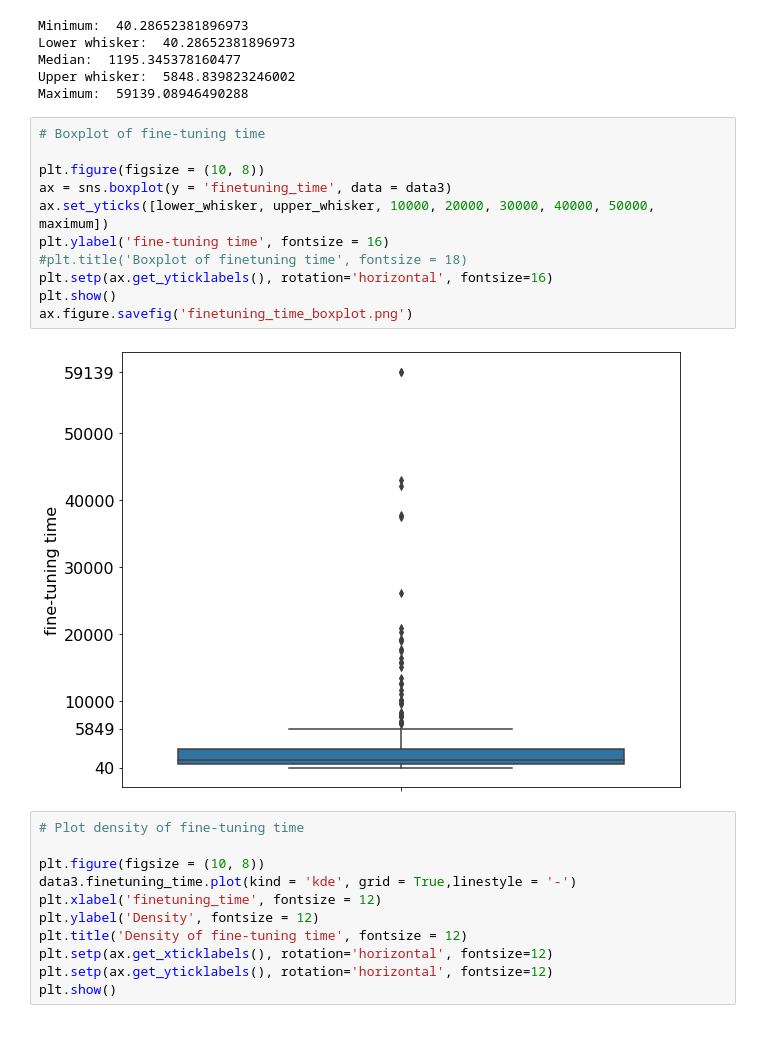
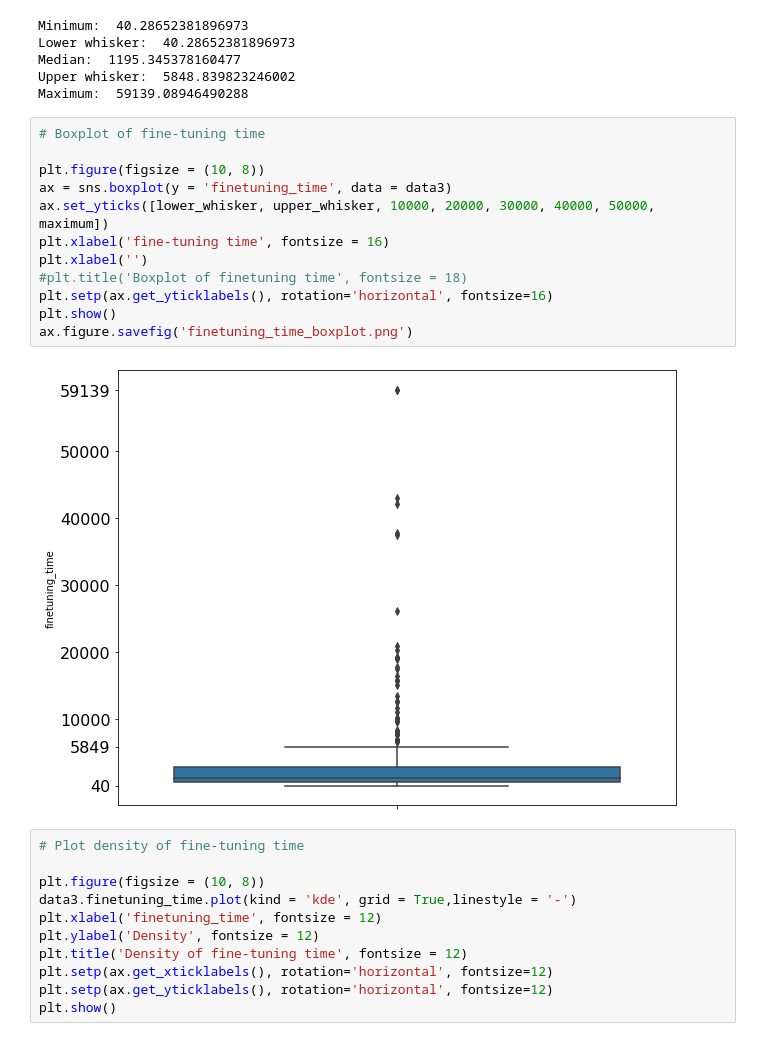
Before and after one commit to annakorotkova/Exploration-of-fine-tuning-and-inferencetime-of-large-pre-trained-languagemodels-in-NLP, a Jupyter notebook: Analysis finetuning time.ipynb, the cells around one changed output. Drawn from its saved outputs; the diff is of its cells as text.

```diff
--- a/Analysis finetuning time.ipynb
+++ b/Analysis finetuning time.ipynb
@@ -259,16 +253,17 @@ Maximum:  59139.08946490288
 # %%
 # Boxplot of fine-tuning time
 
 plt.figure(figsize = (10, 8))
 ax = sns.boxplot(y = 'finetuning_time', data = data3)
 ax.set_yticks([lower_whisker, upper_whisker, 10000, 20000, 30000, 40000, 50000, maximum])
-plt.ylabel('fine-tuning time', fontsize = 16)
+plt.xlabel('fine-tuning time', fontsize = 16)
+plt.xlabel('')
 #plt.title('Boxplot of finetuning time', fontsize = 18)
 plt.setp(ax.get_yticklabels(), rotation='horizontal', fontsize=16)
 plt.show()
 ax.figure.savefig('finetuning_time_boxplot.png')
 # %% [output]
-[figure, old version]
+[figure, new version]
 # %%
 # Plot density of fine-tuning time
 
```
Also changed, not shown: parts of 3 cells of this notebook.
